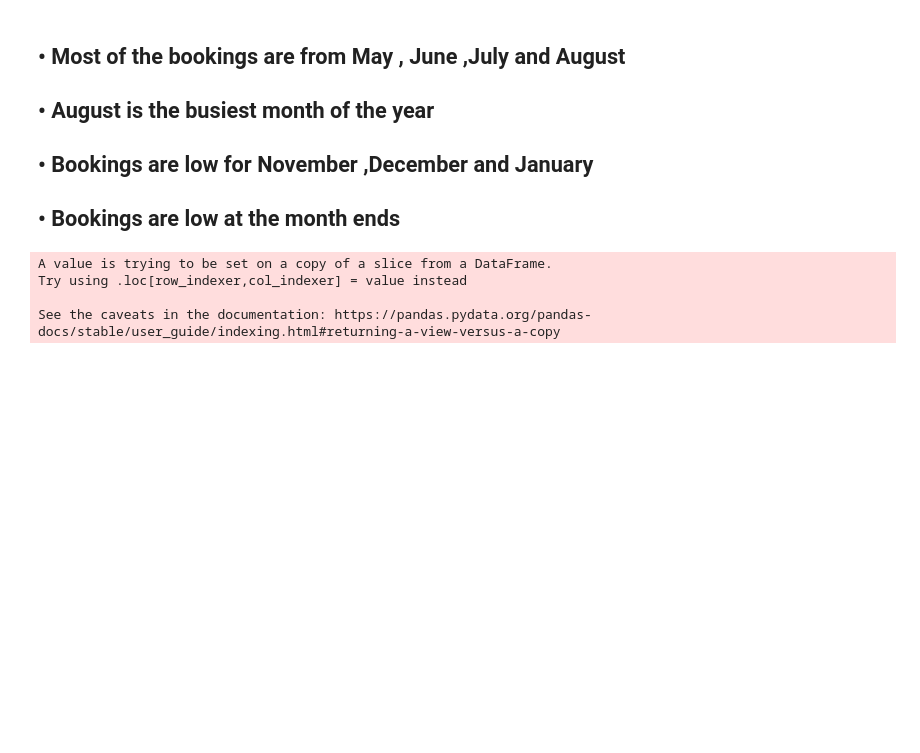
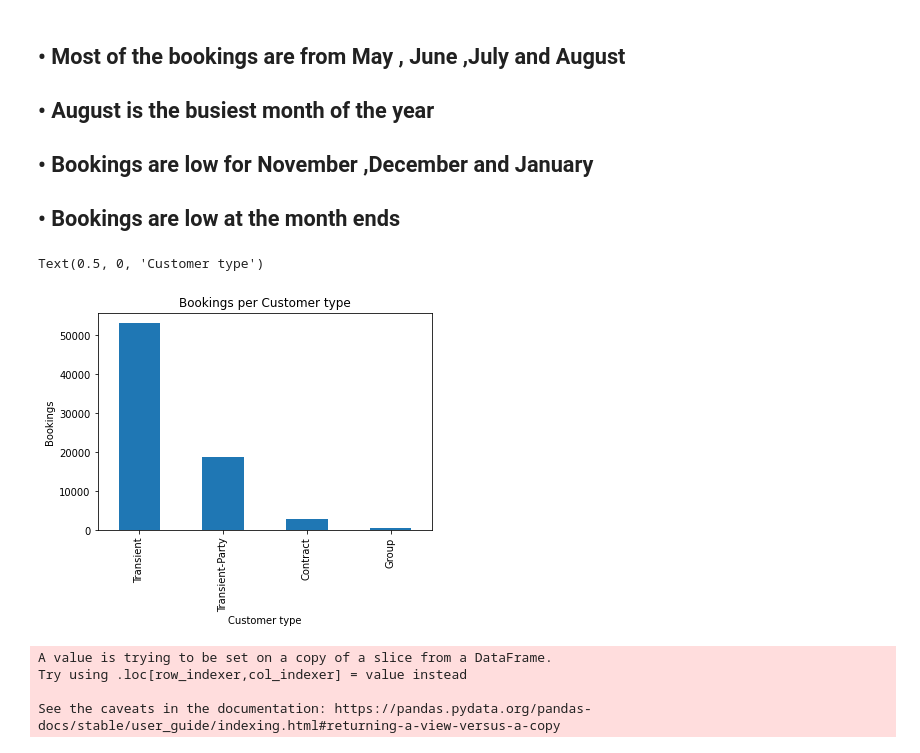
Before and after one commit to Dany511/Coursera_Capstone, a Jupyter notebook: Copy_of_Hotel_Booking_Analysis_Capstone_Project.ipynb, the cells around one changed output. Drawn from its saved outputs; the diff is of its cells as text; code cells hidden in the pictures; blank space fills up the shorter version.

```diff
--- a/Copy_of_Hotel_Booking_Analysis_Capstone_Project.ipynb
+++ b/Copy_of_Hotel_Booking_Analysis_Capstone_Project.ipynb
@@ -298,6 +291,13 @@ sns.countplot(x='arrival_date_day_of_month',data=bookings_confirmed,hue='hotel')
 ## • August is the busiest month of the year
 ## • Bookings are low for November ,December and January
 ## • Bookings are low at the month ends
+# %%
+bookings_confirmed['customer_type'].value_counts().plot(kind='bar',title='Bookings per Customer type')
+plt.ylabel('Bookings')
+plt.xlabel('Customer type')
+# %% [output]
+Text(0.5, 0, 'Customer type')
+[figure, added]
 # %%
 d = {'January':'1', 'February':'2', 'March':'3', 'April':'4','May':'5','June' :'6' ,'July':'7','August':'8','September':'9','October':'10','November':'11','December':'12'}
 bookings_confirmed['arrival_month']=bookings_confirmed['arrival_date_month'].map(d)
```
Also changed, not shown: parts of 12 cells of this notebook.
